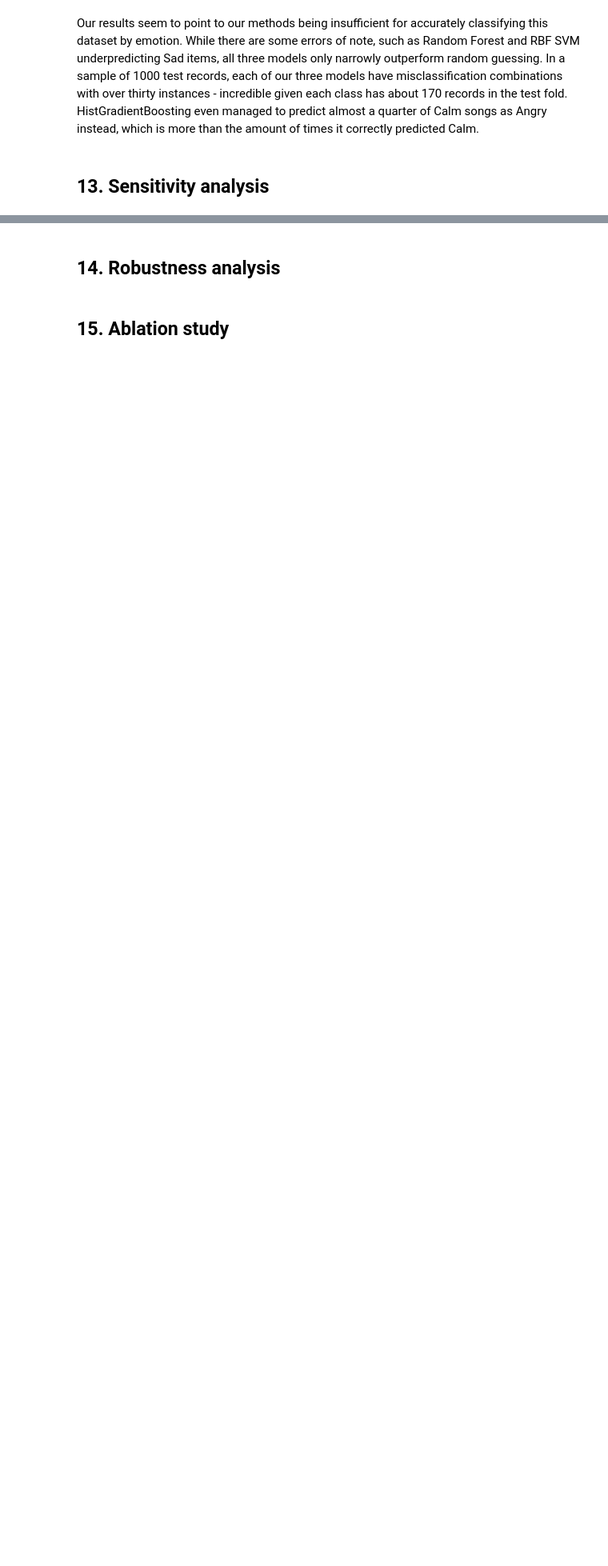
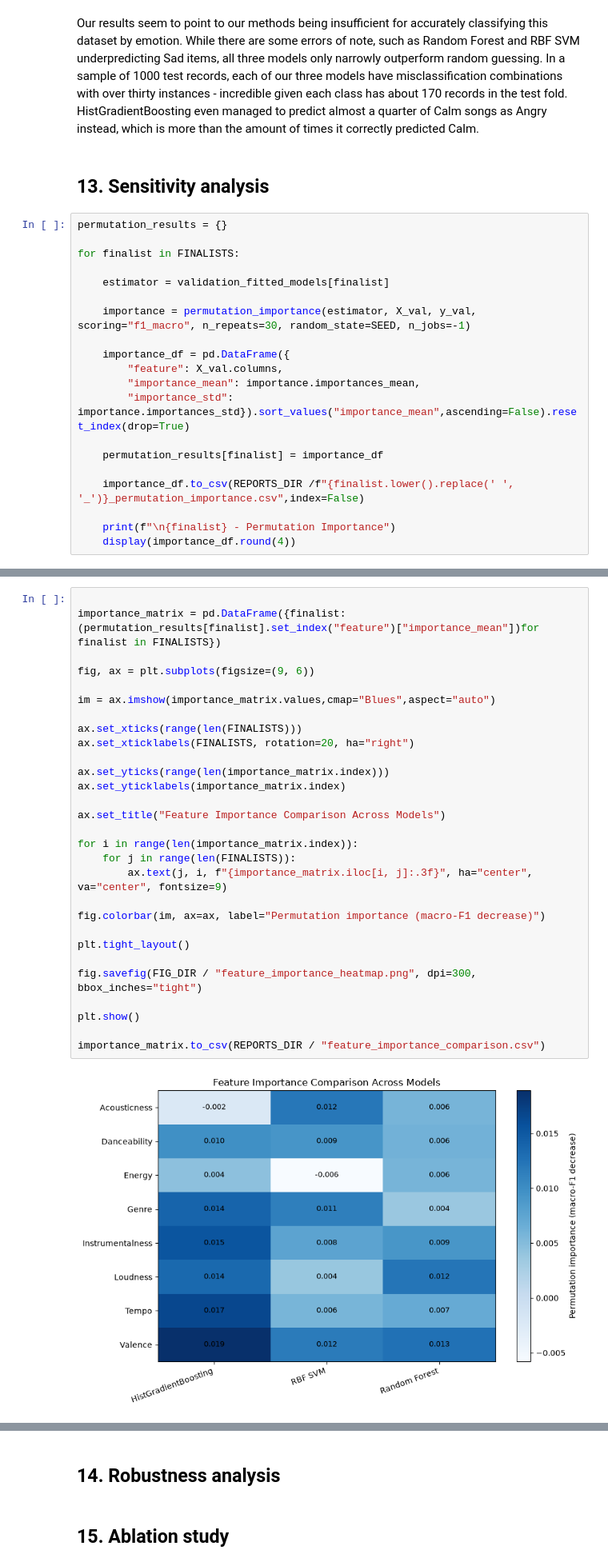
Before and after one commit to justinseeuoit/machine-learning-course-project, a Jupyter notebook: notebooks/3.0-experiments.ipynb, the cells around one changed output, grey strips where cells are left out. Shown at 80% size. Cells and saved outputs as stored; diff of their text form; blank space fills up the shorter version.

```diff
--- a/notebooks/3.0-experiments.ipynb
+++ b/notebooks/3.0-experiments.ipynb
@@ -1073,3 +987,23 @@ plt.show()
 Our results seem to point to our methods being insufficient for accurately classifying this dataset by emotion. While there are some errors of note, such as Random Forest and RBF SVM underpredicting Sad items, all three models only narrowly outperform random guessing. In a sample of 1000 test records, each of our three models have misclassification combinations with over thirty instances - incredible given each class has about 170 records in the test fold. HistGradientBoosting even managed to predict almost a quarter of Calm songs as Angry instead, which is more than the amount of times it correctly predicted Calm.
 # %% [markdown]
 ## 13. Sensitivity analysis
+# %%
+permutation_results = {}
+
+for finalist in FINALISTS:
+
+    estimator = validation_fitted_models[finalist]
+
+    importance = permutation_importance(estimator, X_val, y_val, scoring="f1_macro", n_repeats=30, random_state=SEED, n_jobs=-1)
+
+    importance_df = pd.DataFrame({
+        "feature": X_val.columns,
+        "importance_mean": importance.importances_mean,
+        "importance_std": importance.importances_std}).sort_values("importance_mean",ascending=False).reset_index(drop=True)
+
+    permutation_results[finalist] = importance_df
+
+    importance_df.to_csv(REPORTS_DIR /f"{finalist.lower().replace(' ', '_')}_permutation_importance.csv",index=False)
+
+    print(f"\n{finalist} - Permutation Importance")
+    display(importance_df.round(4))
@@ -1075,0 +1041,31 @@ Our results seem to point to our methods being insufficient for accurately class
+# %%
+
+importance_matrix = pd.DataFrame({finalist: (permutation_results[finalist].set_index("feature")["importance_mean"])for finalist in FINALISTS})
+
+fig, ax = plt.subplots(figsize=(9, 6))
+
+im = ax.imshow(importance_matrix.values,cmap="Blues",aspect="auto")
+
+ax.set_xticks(range(len(FINALISTS)))
+ax.set_xticklabels(FINALISTS, rotation=20, ha="right")
+
+ax.set_yticks(range(len(importance_matrix.index)))
+ax.set_yticklabels(importance_matrix.index)
+
+ax.set_title("Feature Importance Comparison Across Models")
+
+for i in range(len(importance_matrix.index)):
+    for j in range(len(FINALISTS)):
+        ax.text(j, i, f"{importance_matrix.iloc[i, j]:.3f}", ha="center", va="center", fontsize=9)
+
+fig.colorbar(im, ax=ax, label="Permutation importance (macro-F1 decrease)")
+
+plt.tight_layout()
+
+fig.savefig(FIG_DIR / "feature_importance_heatmap.png", dpi=300, bbox_inches="tight")
+
+plt.show()
+
+importance_matrix.to_csv(REPORTS_DIR / "feature_importance_comparison.csv")
+# %% [output]
+[figure, added]
```
Also changed, not shown: parts of 11 cells of this notebook.
